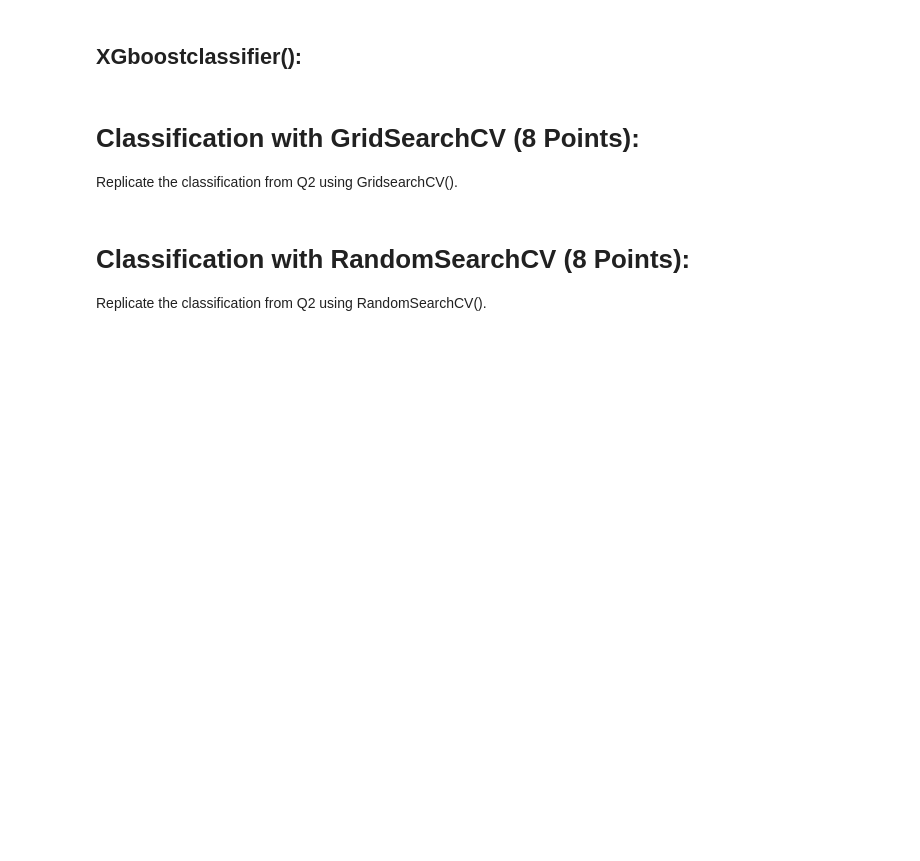
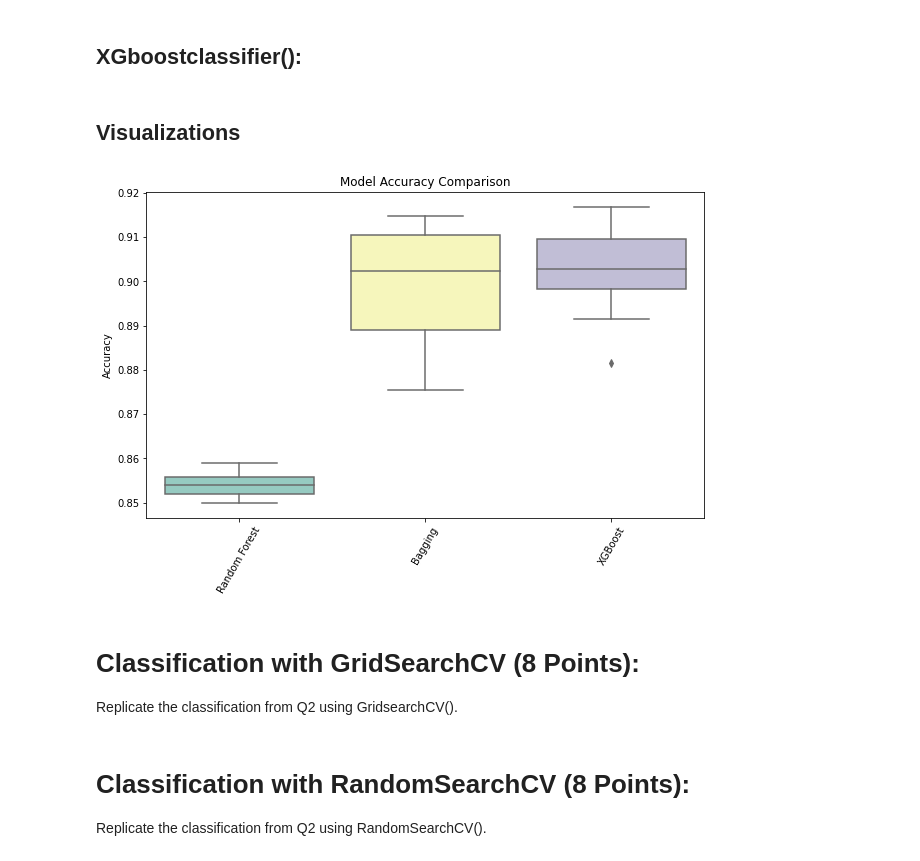
Before and after one commit to lecarpen23/DSAN_6700_Assignment_3_Actual, a Jupyter notebook: assignment_03_copy.ipynb, the cells around one changed output. Drawn from its saved outputs; the diff is of its cells as text; code cells hidden in the pictures; blank space fills up the shorter version.

```diff
--- a/assignment_03_copy.ipynb
+++ b/assignment_03_copy.ipynb
@@ -173,0 +178,2 @@ from xgboost import XGBRegressor
+# %%
+k = 10
@@ -174,2 +182,6 @@ from xgboost import XGBRegressor
+# %%
+# Add code here
+rfc = RandomForestClassifier(n_estimators=100, max_depth=3, random_state=1276)
+rfc_acc = cross_val_score(rfc, X_train, y_train, cv=k, scoring='accuracy')
 # %% [markdown]
 ## BaggingClassifier():
@@ -204,2 +188,5 @@ NameError: name 'plot_regression_results' is not defined
+# %%
+bc = BaggingClassifier(n_estimators=100, max_samples=100, random_state=1276)
+bc_acc = cross_val_score(bc, X_train, y_train, cv=k, scoring='accuracy')
 # %% [markdown]
 ## XGboostclassifier():
@@ -208,3 +193,21 @@ NameError: name 'plot_regression_results' is not defined
+# %%
+# Add code here
+xgb = XGBClassifier(n_estimators=100, max_depth=3, random_state=1276)
+xgb_acc = cross_val_score(xgb, X_train, y_train, cv=k, scoring='accuracy')
+# %% [markdown]
+## Visualizations
+# %%
+my_acc = [rfc_acc, bc_acc, xgb_acc]
+my_labels = ['Random Forest', 'Bagging', 'XGBoost']
+
+fig, ax = plt.subplots(figsize=(10, 6))
+sns.boxplot(data=my_acc, palette='Set3')
+ax.set_xticklabels(my_labels, rotation=60)
+ax.set_title('Model Accuracy Comparison')
+ax.set_ylabel('Accuracy')
+plt.show()
+# %% [output]
+[figure, added]
 # %% [markdown]
 # Classification with GridSearchCV (8 Points):
 
```
Also changed, not shown: parts of 9 cells of this notebook.
